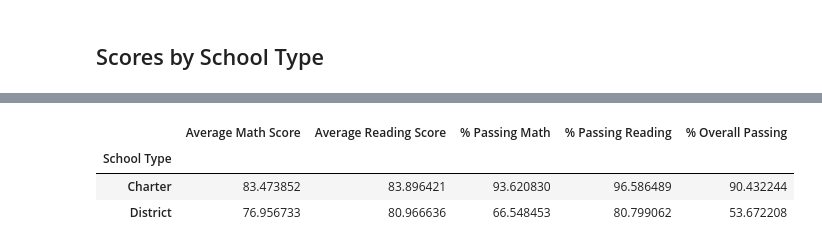
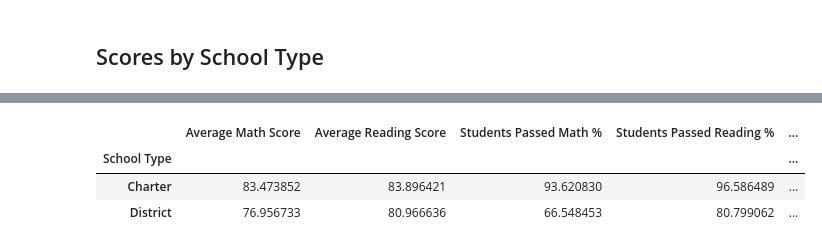
Before and after one commit to CameronLeslie1/pandas-challenge, a Jupyter notebook: PyCitySchools/PyCitySchools_starter.ipynb, the cells around one changed output, grey strips where cells are left out. Cells and saved outputs as stored; diff of their text form; code cells hidden in the pictures.

```diff
--- a/PyCitySchools/PyCitySchools_starter.ipynb
+++ b/PyCitySchools/PyCitySchools_starter.ipynb
@@ -484,25 +504,22 @@ size_summary
 # %%
 # Group the per_school_summary DataFrame by "School Type" and average the results.
-type_math_scores =
-type_reading_scores =
-type_passing_math =
-type_passing_reading =
-type_overall_passing =
-
-# Use the code provided to select new column data
-average_math_score_by_type = type_math_scores["Average Math Score"]
-average_reading_score_by_type = type_reading_scores["Average Reading Score"]
-average_percent_passing_math_by_type = type_passing_math["% Passing Math"]
-average_percent_passing_reading_by_type = type_passing_reading["% Passing Reading"]
-average_percent_overall_passing_by_type = type_overall_passing["% Overall Passing"]
+type_math_scores = per_school_summary.groupby(["School Type"]).mean()["Average Math Score"]
+type_reading_scores = per_school_summary.groupby(["School Type"]).mean()["Average Reading Score"]
+type_passing_math = per_school_summary.groupby(["School Type"]).mean()["Students Passed Math %"]
+type_passing_reading = per_school_summary.groupby(["School Type"]).mean()["Students Passed Reading %"]
+type_overall_passing = per_school_summary.groupby(["School Type"]).mean()["Overall Passing %"]
 # %%
 # Assemble the new data by type into a DataFrame called `type_summary`
-
+type_summary = pd.DataFrame({"Average Math Score": type_math_scores,
+                                "Average Reading Score": type_reading_scores,
+                                "Students Passed Math %": type_passing_math,
+                                "Students Passed Reading %": type_passing_reading,
+                                "Overall Passing %": type_overall_passing})
 
 # Display results
 type_summary
 # %% [output]
-|  | Average Math Score | Average Reading Score | % Passing Math | % Passing Reading | % Overall Passing |
-| School Type |  |  |  |  |  |
-| Charter | 83.473852 | 83.896421 | 93.620830 | 96.586489 | 90.432244 |
-| District | 76.956733 | 80.966636 | 66.548453 | 80.799062 | 53.672208 |
+|  | Average Math Score | Average Reading Score | Students Passed Math % | Students Passed Reading % | ... |
+| School Type |  |  |  |  | ... |
+| Charter | 83.473852 | 83.896421 | 93.620830 | 96.586489 | ... |
+| District | 76.956733 | 80.966636 | 66.548453 | 80.799062 | ... |
```
Also changed, not shown: parts of 1 cell of this notebook.
